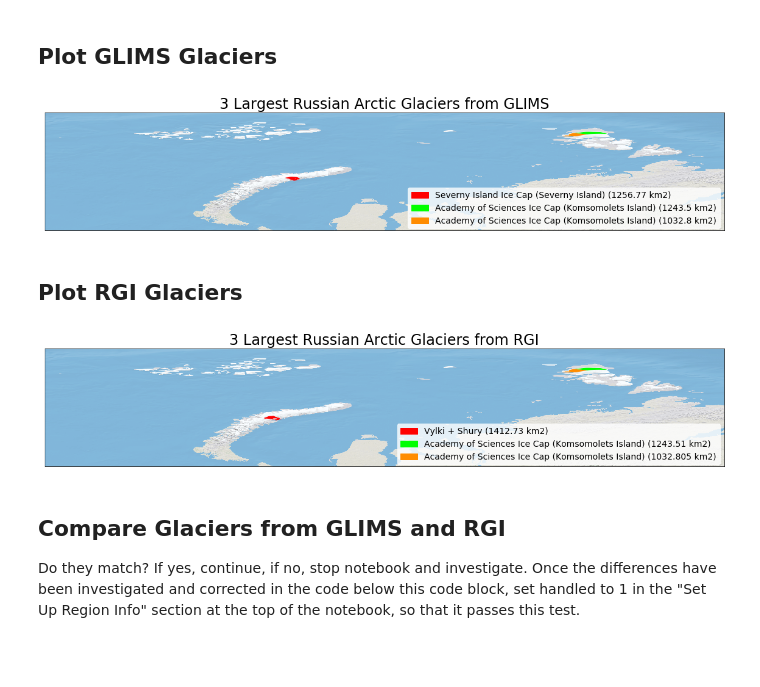
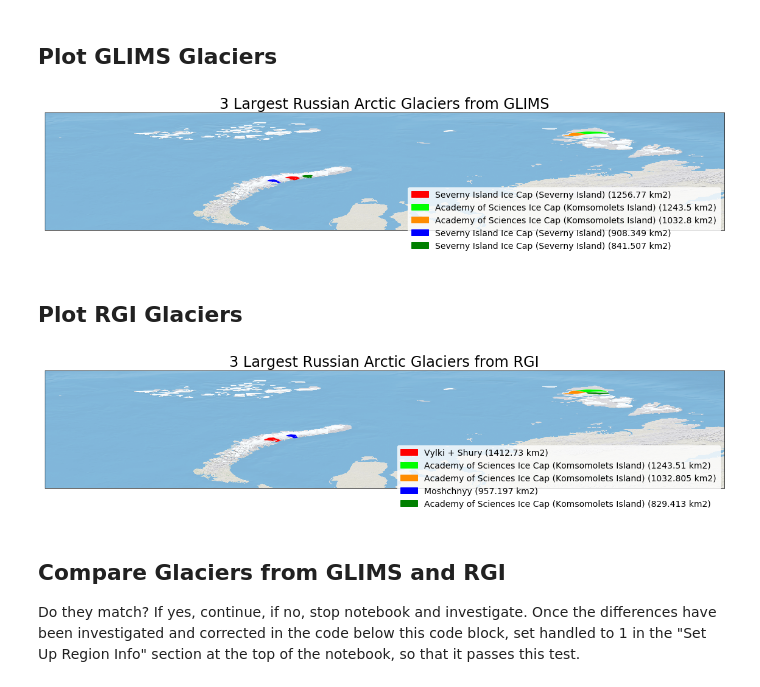
Before and after one commit to windnage/wgms-glacier-project, a Jupyter notebook: notebooks/7-analyze-region-9-russian-arctic.ipynb, the cells around one changed output. Cells and saved outputs as stored; diff of their text form; code cells hidden in the pictures; blank space fills up the shorter version.

```diff
--- a/notebooks/7-analyze-region-9-russian-arctic.ipynb
+++ b/notebooks/7-analyze-region-9-russian-arctic.ipynb
@@ -48,6 +53,15 @@ region_index_2 = 9
 # Once the differences have been checked and handled, set to 1 to pass the check
 # in the Compare Glaciers from GLIMS and RGI section towards the middele of this notebook.
 handled = 1
+
+# Set GLIMS version
+glims_version = '20190304'
+
+# Set RGI version
+rgi_version = 6
+
+# Set version number for the final data
+final_version = 1
 # %% [markdown]
 # * * * * * * * * Show Region Outline * * * * * * * *
 # %%
@@ -96,7 +110,8 @@ The glaciers are on Severny Island (large, banana shaped island) in Novaya Zemly
 ## Open GLIMS 3 Largest Glaciers Data
 # %%
 # Open GLIMS three largest glacier outlines for this region.
-glims_glaciers_fn = "data/glims/processed/largest/glims_region_" + region_number + "_largest.shp"
+glims_glaciers_fn = "data/glims/processed/glims_version_" + glims_version + "/largest/glims_region_" + \
+                     region_number + "_largest.shp"
 glims_glaciers_df = gpd.read_file(glims_glaciers_fn)
 # %%
 # Check if GLIMS glacier names are of the "NoneType" because can't print legends and such if they are
@@ -143,48 +158,61 @@ rgi_glaciers_df
 ## Plot GLIMS Glaciers
 # %%
 # Plot 3 largest glaciers on natural earth from GLIMS
-legend_colors = ['red', 'lime', 'darkorange']
+legend_colors = ['red', 'lime', 'darkorange', 'blue', 'green']
 legend_labels = [glims_glaciers_df['glac_name'][0] + ' (' + str(glims_glaciers_df['db_area'][0]) + ' km2)',
                  glims_glaciers_df['glac_name'][1] + ' (' + str(glims_glaciers_df['db_area'][1]) + ' km2)',
-                 glims_glaciers_df['glac_name'][2] + ' (' + str(glims_glaciers_df['db_area'][2]) + ' km2)']
+                 glims_glaciers_df['glac_name'][2] + ' (' + str(glims_glaciers_df['db_area'][2]) + ' km2)',
+                 glims_glaciers_df['glac_name'][3] + ' (' + str(glims_glaciers_df['db_area'][3]) + ' km2)',
+                 glims_glaciers_df['glac_name'][4] + ' (' + str(glims_glaciers_df['db_area'][4]) + ' km2)']
 legend_patches = [Patch(color=icolor, label=label)
                   for icolor, label in zip(legend_colors, legend_labels)]
 
 # Set up plot space
 fig, ax = plt.subplots(figsize=(20,20))
 minx, miny, maxx, maxy = region_outline.total_bounds
+# Set zooom to 1 to zoom in on an area, set to 0 to use total bounds listed in the line above
+zoom =0
+if zoom == 1:
+    minx = 60
+    maxx = 65
+    miny = 74
+    maxy = 77
 ax.set_xlim(minx, maxx)
 ax.set_ylim(miny, maxy)
 
 # Plot natural earth basemap
 ep.plot_rgb(ne_raster,
             rgb=[0, 1, 2],
             extent=ne_src_extent,
             ax=ax)
 
 # Plot 3 largest glaciers from glims dataframe
 glims_glaciers_df.iloc[0:1].plot(ax=ax, color='red')
 glims_glaciers_df.iloc[1:2].plot(ax=ax, color='lime')
 glims_glaciers_df.iloc[2:3].plot(ax=ax, color='darkorange')
+glims_glaciers_df.iloc[3:4].plot(ax=ax, color='blue')
+glims_glaciers_df.iloc[4:5].plot(ax=ax, color='green')
 ax.set_title('3 Largest ' + region_name + ' Glaciers from GLIMS', fontsize=24)
 # Plot legend
 ax.legend(handles=legend_patches,
          facecolor ="white",
          edgecolor = "white",
          fontsize = 14,
          bbox_to_anchor = (1.0,0.4))
 
 plt.show()
 # %% [output]
-[figure, old version]
+[figure, new version]
 # %% [markdown]
 ## Plot RGI Glaciers
 # %%
 # Plot 3 largest glaciers on natural earth from RGI
-legend_colors = ['red', 'lime', 'darkorange']
+legend_colors = ['red', 'lime', 'darkorange', 'blue', 'green']
 legend_labels = [rgi_glaciers_df['Name'][0] + ' (' + str(rgi_glaciers_df['Area'][0]) + ' km2)',
                  rgi_glaciers_df['Name'][1] + ' (' + str(rgi_glaciers_df['Area'][1]) + ' km2)',
-                 rgi_glaciers_df['Name'][2] + ' (' + str(rgi_glaciers_df['Area'][2]) + ' km2)']
+                 rgi_glaciers_df['Name'][2] + ' (' + str(rgi_glaciers_df['Area'][2]) + ' km2)',
+                 rgi_glaciers_df['Name'][3] + ' (' + str(rgi_glaciers_df['Area'][3]) + ' km2)',
+                 rgi_glaciers_df['Name'][4] + ' (' + str(rgi_glaciers_df['Area'][4]) + ' km2)']
 legend_patches = [Patch(color=icolor, label=label)
                   for icolor, label in zip(legend_colors, legend_labels)]
 
@@ -204,6 +232,8 @@ ep.plot_rgb(ne_raster,
 rgi_glaciers_df.iloc[0:1].plot(ax=ax, color='red')
 rgi_glaciers_df.iloc[1:2].plot(ax=ax, color='lime')
 rgi_glaciers_df.iloc[2:3].plot(ax=ax, color='darkorange')
+rgi_glaciers_df.iloc[3:4].plot(ax=ax, color='blue')
+rgi_glaciers_df.iloc[4:5].plot(ax=ax, color='green')
 ax.set_title('3 Largest ' + region_name + ' Glaciers from RGI', fontsize=24)
 # Plot legend
 ax.legend(handles=legend_patches,
@@ -214,7 +244,7 @@ ax.legend(handles=legend_patches,
 
 plt.show()
 # %% [output]
-[figure, old version]
+[figure, new version]
 # %% [markdown]
 ## Compare Glaciers from GLIMS and RGI
 Do they match? If yes, continue, if no, stop notebook and investigate. Once the differences have been investigated and corrected in the code below this code block, set handled to 1 in the "Set Up Region Info" section at the top of the notebook, so that it passes this test.
```
Also changed, not shown: parts of 16 cells of this notebook, 14 other files.
